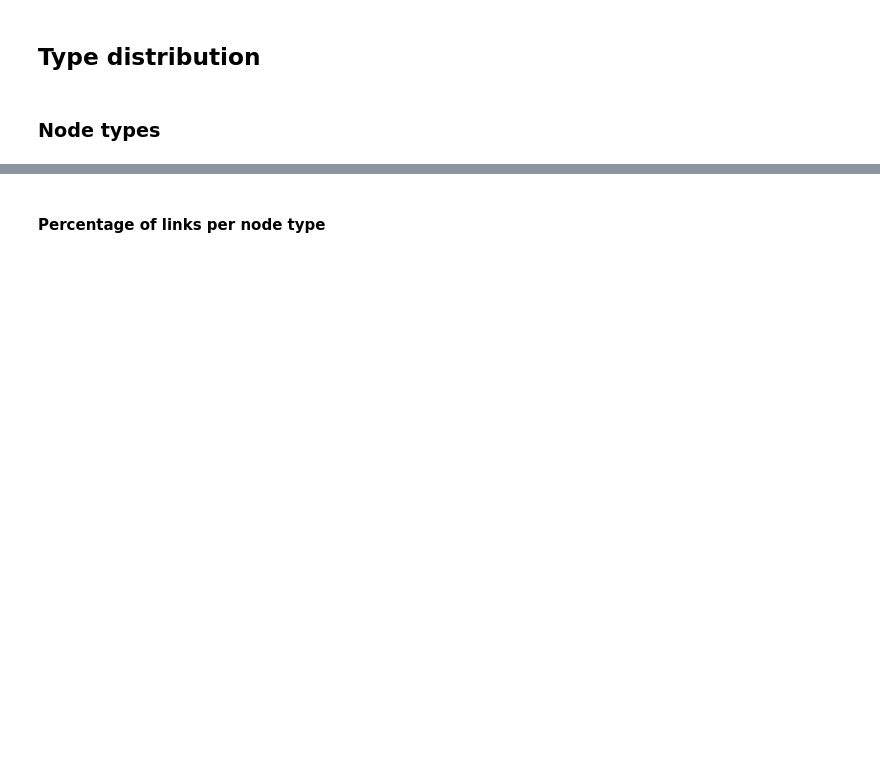
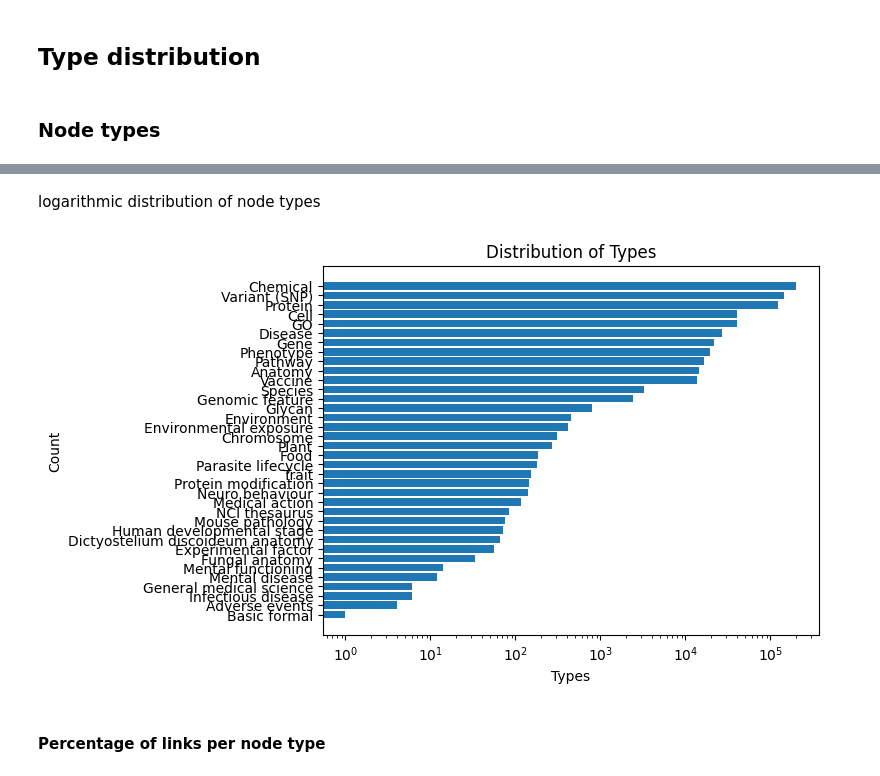
Before and after one commit to LuciaMellini/PatientKG, a Jupyter notebook: code/KG_analysis/KG_analysis.ipynb, the cells around one changed output, grey strips where cells are left out. Cells and saved outputs as stored; diff of their text form; code cells hidden in the pictures; blank space fills up the shorter version.

```diff
--- a/code/KG_analysis/KG_analysis.ipynb
+++ b/code/KG_analysis/KG_analysis.ipynb
@@ -65,2 +41,9 @@ Logarithmic node distibution
+# %% [markdown]
+logarithmic distribution of node types
+# %%
+type_counts = nodes['type'].value_counts()
+plot_node_type_distribution(type_counts)
+# %% [output]
+[figure, added]
 # %% [markdown]
 #### Percentage of links per node type
```
Also changed, not shown: parts of 56 cells of this notebook, 2 other files.
